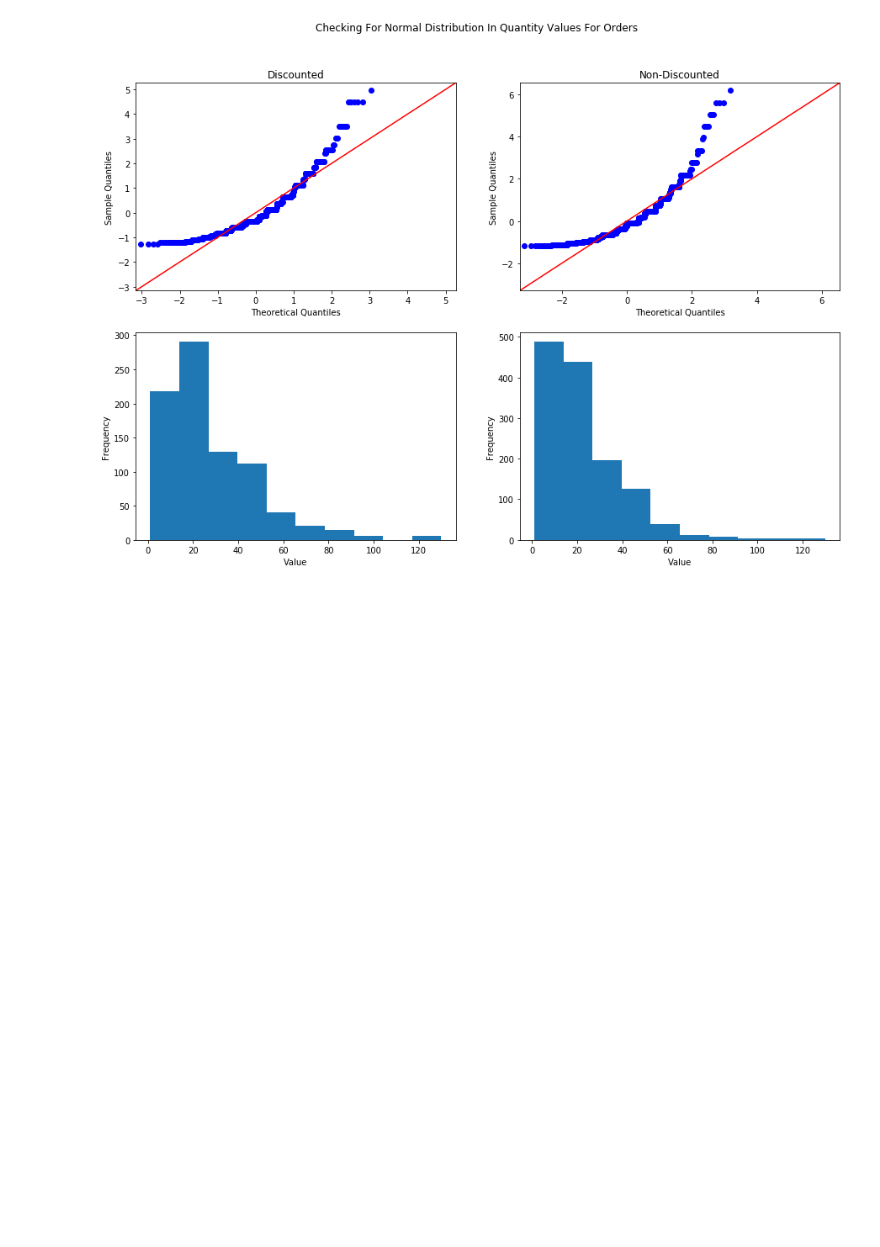
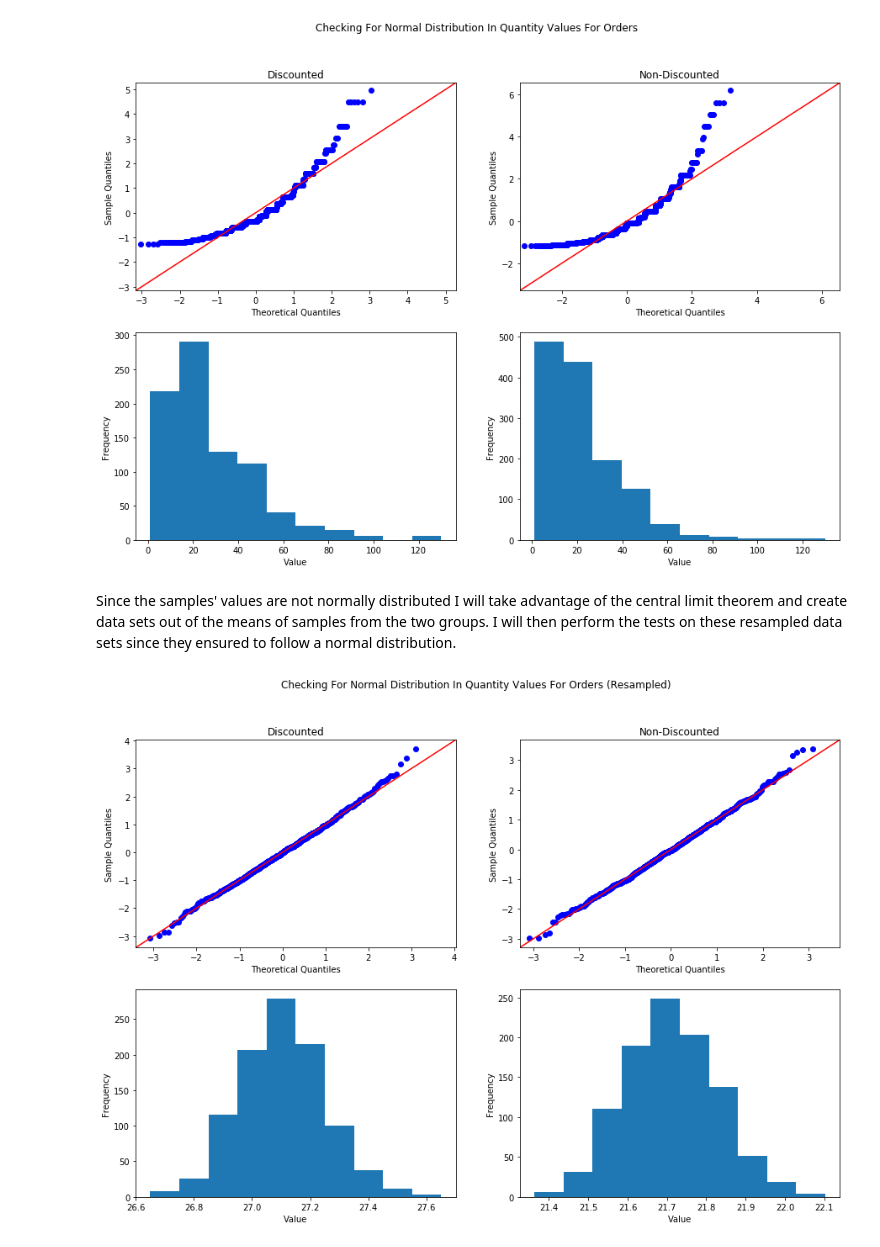
Before and after one commit to georgewillben/Northwind-Database-Statistical-Tests-Module-3-Project, a Jupyter notebook: Northwind_Statistical_Tests.ipynb, the cells around one changed output. Cells and saved outputs as stored; diff of their text form; code cells hidden in the pictures; blank space fills up the shorter version.

```diff
--- a/Northwind_Statistical_Tests.ipynb
+++ b/Northwind_Statistical_Tests.ipynb
@@ -103,2 +113,31 @@ plt.show()
 # %% [output]
 [figure]
+# %% [markdown]
+Since the samples' values are not normally distributed I will take advantage of the central limit theorem and create data sets out of the means of samples from the two groups. I will then perform the tests on these resampled data sets since they ensured to follow a normal distribution.
+# %%
+# create function for using central limit theorem
+def get_resampled_means(data, sample_size=100, n_samples=1000):
+    """
+    Used to get a version of the data that is normally distributed with the help
+    of the central limit theorem. Takes random samples with replacement from the dataset
+    and then collects the mean of each sample to form a new dataset.
+    """
+    # create a list to store means
+    collected_means=[]
+    # get a sample n-times
+    for n in range(n_samples):
+        random_sample = np.random.choice(data, size=sample_size, replace=True)
+        # store the mean for each sample
+        collected_means.append(random_sample.mean())
+    # return the means as an array
+    return np.array(collected_means)
+# apply function
+#size1 = len(discounted_resampled) // 5
+discounted_resampled = get_resampled_means(discounted, size1)
+#size2 = len(non_discounted_resampled) // 5
+non_discounted_resampled = get_resampled_means(non_discounted, size2)
+# check again for normality
+main_title2 = 'Checking For Normal Distribution In Quantity Values For Orders (Resampled)'
+_ = normality_plots(discounted_resampled, non_discounted_resampled, main_title2, subtitle1, subtitle2)
+# %% [output]
+[figure, added]
```
Also changed, not shown: parts of 6 cells of this notebook.
